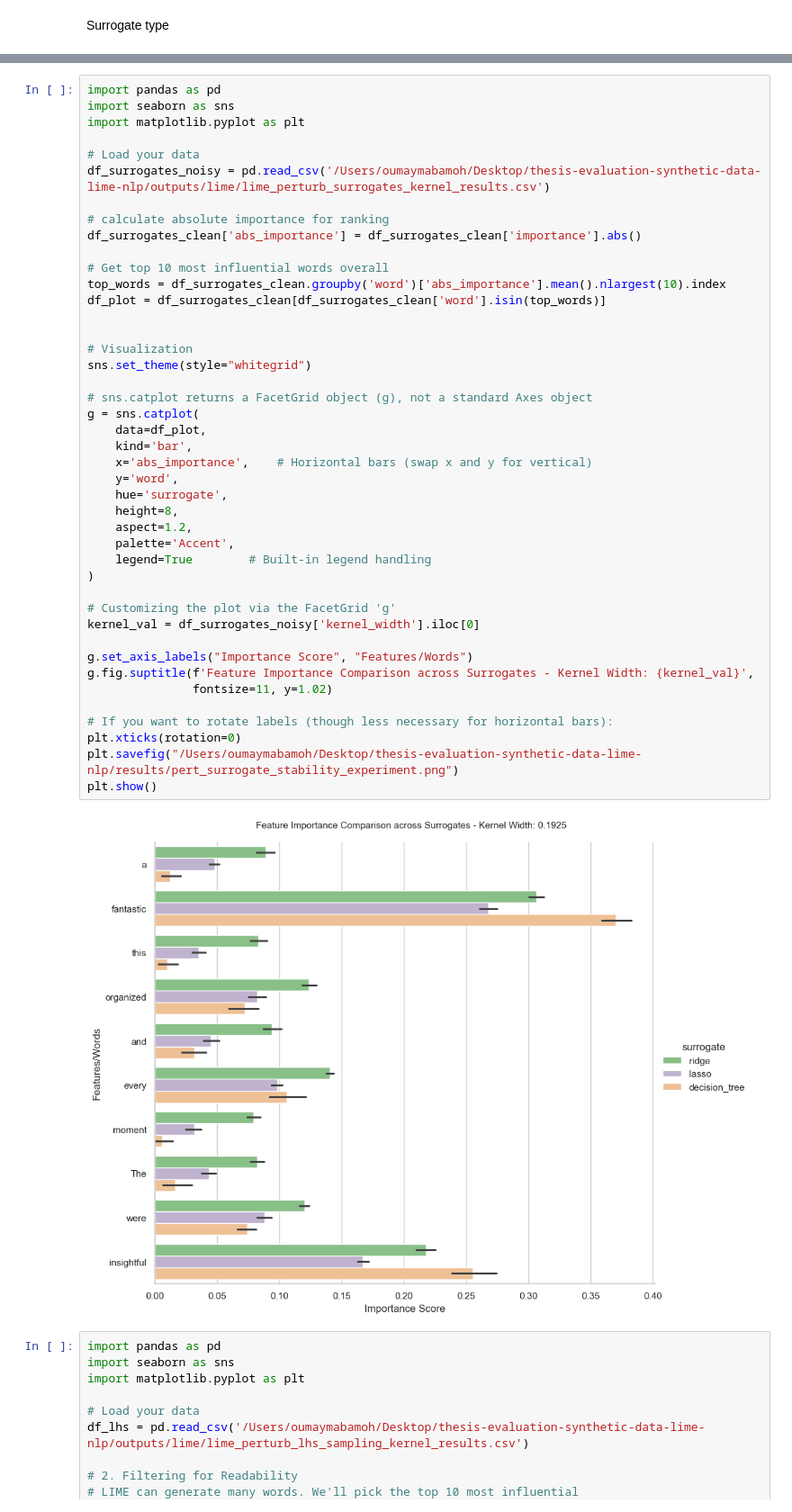
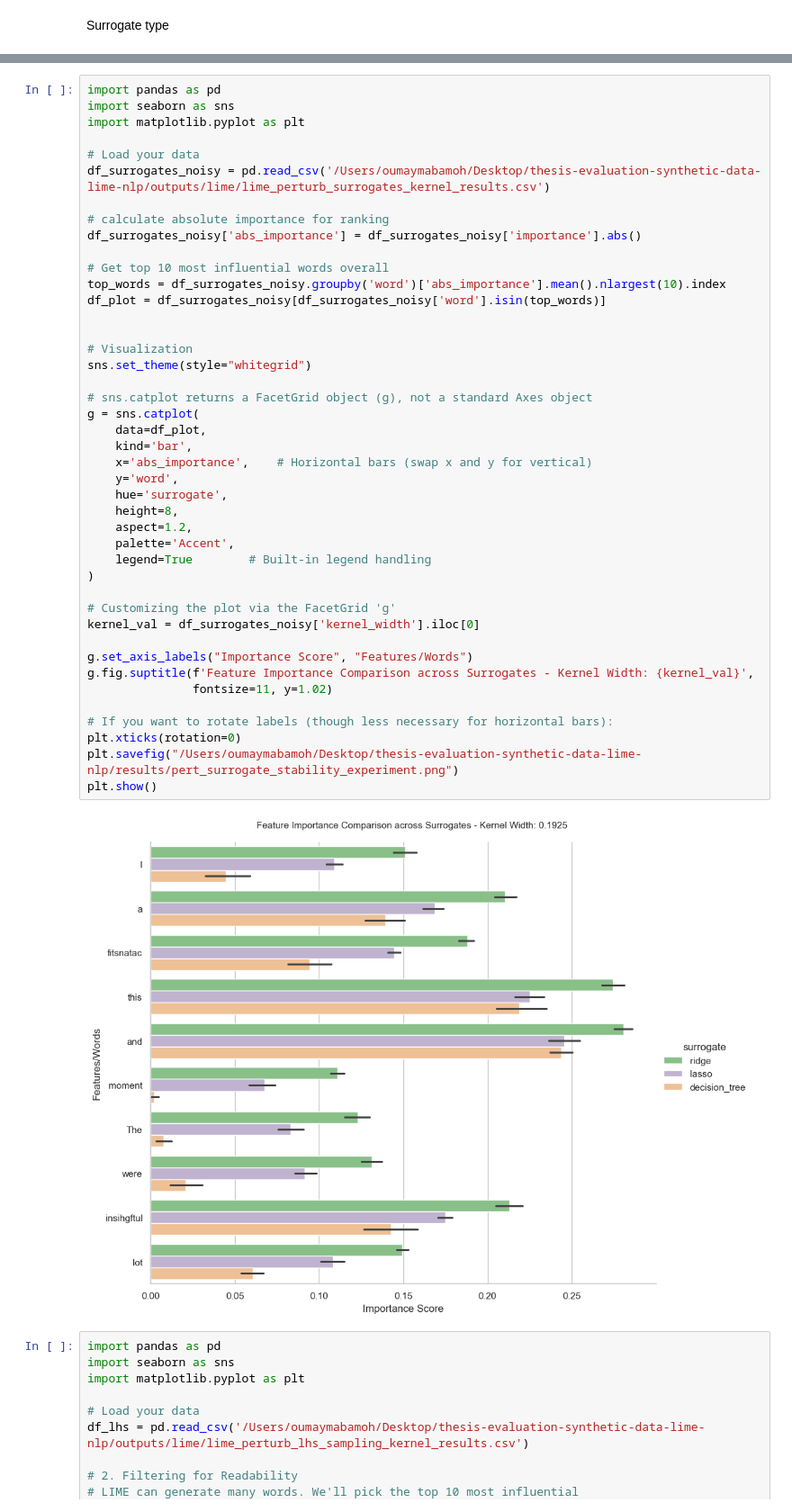
Before and after one commit to Oumaymabamoh/thesis-eval-synthetic-data-lime-nlp, a Jupyter notebook: results/LIME_evaluation.ipynb, the cells around one changed output, grey strips where cells are left out. Shown at 90% size. Drawn from its saved outputs; the diff is of its cells as text.

```diff
--- a/results/LIME_evaluation.ipynb
+++ b/results/LIME_evaluation.ipynb
@@ -381,42 +381,42 @@ import matplotlib.pyplot as plt
 df_surrogates_noisy = pd.read_csv('/Users/oumaymabamoh/Desktop/thesis-evaluation-synthetic-data-lime-nlp/outputs/lime/lime_perturb_surrogates_kernel_results.csv')
 
 # calculate absolute importance for ranking
-df_surrogates_clean['abs_importance'] = df_surrogates_clean['importance'].abs()
+df_surrogates_noisy['abs_importance'] = df_surrogates_noisy['importance'].abs()
 
 # Get top 10 most influential words overall
-top_words = df_surrogates_clean.groupby('word')['abs_importance'].mean().nlargest(10).index
-df_plot = df_surrogates_clean[df_surrogates_clean['word'].isin(top_words)]
+top_words = df_surrogates_noisy.groupby('word')['abs_importance'].mean().nlargest(10).index
+df_plot = df_surrogates_noisy[df_surrogates_noisy['word'].isin(top_words)]
 
 
 # Visualization
 sns.set_theme(style="whitegrid")
 
 # sns.catplot returns a FacetGrid object (g), not a standard Axes object
 g = sns.catplot(
     data=df_plot,
     kind='bar',
     x='abs_importance',    # Horizontal bars (swap x and y for vertical)
     y='word',
     hue='surrogate',
     height=8,
     aspect=1.2,
     palette='Accent',
     legend=True        # Built-in legend handling
 )
 
 # Customizing the plot via the FacetGrid 'g'
 kernel_val = df_surrogates_noisy['kernel_width'].iloc[0]
 
 g.set_axis_labels("Importance Score", "Features/Words")
 g.fig.suptitle(f'Feature Importance Comparison across Surrogates - Kernel Width: {kernel_val}',
                fontsize=11, y=1.02)
 
 # If you want to rotate labels (though less necessary for horizontal bars):
 plt.xticks(rotation=0)
 plt.savefig("/Users/oumaymabamoh/Desktop/thesis-evaluation-synthetic-data-lime-nlp/results/pert_surrogate_stability_experiment.png")
 plt.show()
 # %% [output]
-[figure, old version]
+[figure, new version]
 # %%
 import pandas as pd
 import seaborn as sns
```
Also changed, not shown: parts of 3 cells of this notebook.
